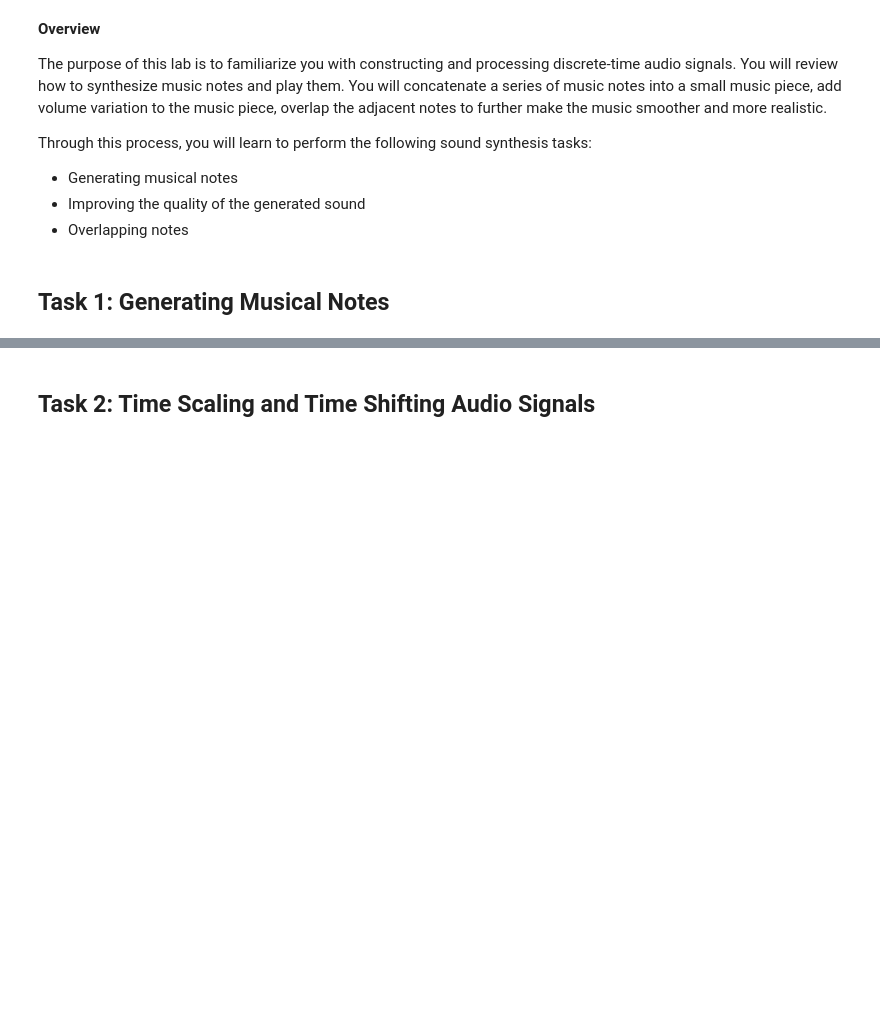
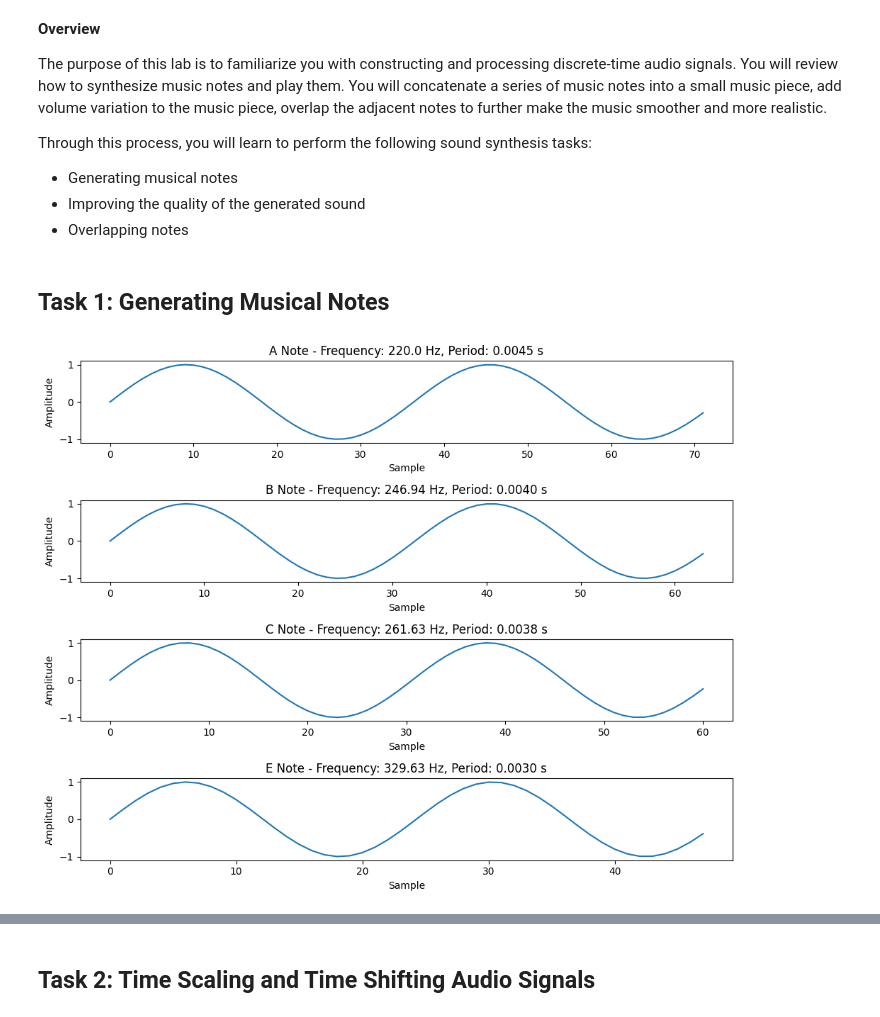
Before and after one commit to wmhst7/TECHIN513, a Jupyter notebook: Lab1/Lab1_Template.ipynb, the cells around one changed output, grey strips where cells are left out. Drawn from its saved outputs; the diff is of its cells as text; code cells hidden in the pictures; blank space fills up the shorter version.

```diff
--- a/Lab1/Lab1_Template.ipynb
+++ b/Lab1/Lab1_Template.ipynb
@@ -93,3 +94,5 @@ def note(frequency, duration, amplitude=DEFAULT_AMPLITUDE, sample_rate=DEFAULT_S
         An array of samples representing the note.
     """
     # Enter code here
+    t = np.linspace(0, duration, int(sample_rate * duration), endpoint=False)
+    return amplitude * np.sin(2 * np.pi * frequency * t)
@@ -100,0 +99,49 @@ def note(frequency, duration, amplitude=DEFAULT_AMPLITUDE, sample_rate=DEFAULT_S
+# %%
+# Generate pure tones for A, B, C, E
+duration = 0.01  # 10 ms for visualization
+tone_A = note(A, duration)
+tone_B = note(B, duration)
+tone_C = note(C, duration)
+tone_E = note(E, duration)
+
+# Calculate periods (T = 1/f)
+period_A = 1 / A
+period_B = 1 / B
+period_C = 1 / C
+period_E = 1 / E
+
+# Visualization
+plt.figure(figsize=(10, 8))
+
+# Plot A
+plt.subplot(4, 1, 1)
+plt.plot(tone_A[:int(DEFAULT_SAMPLE_RATE * period_A * 2)])  # Plot two periods
+plt.title(f"A Note - Frequency: {A} Hz, Period: {period_A:.4f} s")
+plt.xlabel("Sample")
+plt.ylabel("Amplitude")
+
+# Plot B
+plt.subplot(4, 1, 2)
+plt.plot(tone_B[:int(DEFAULT_SAMPLE_RATE * period_B * 2)])  # Plot two periods
+plt.title(f"B Note - Frequency: {B:.2f} Hz, Period: {period_B:.4f} s")
+plt.xlabel("Sample")
+plt.ylabel("Amplitude")
+
+# Plot C
+plt.subplot(4, 1, 3)
+plt.plot(tone_C[:int(DEFAULT_SAMPLE_RATE * period_C * 2)])  # Plot two periods
+plt.title(f"C Note - Frequency: {C:.2f} Hz, Period: {period_C:.4f} s")
+plt.xlabel("Sample")
+plt.ylabel("Amplitude")
+
+# Plot E
+plt.subplot(4, 1, 4)
+plt.plot(tone_E[:int(DEFAULT_SAMPLE_RATE * period_E * 2)])  # Plot two periods
+plt.title(f"E Note - Frequency: {E:.2f} Hz, Period: {period_E:.4f} s")
+plt.xlabel("Sample")
+plt.ylabel("Amplitude")
+
+plt.tight_layout()
+plt.show()
+# %% [output]
+[figure, added]
```
Also changed, not shown: parts of 21 cells of this notebook, 8 other files.
